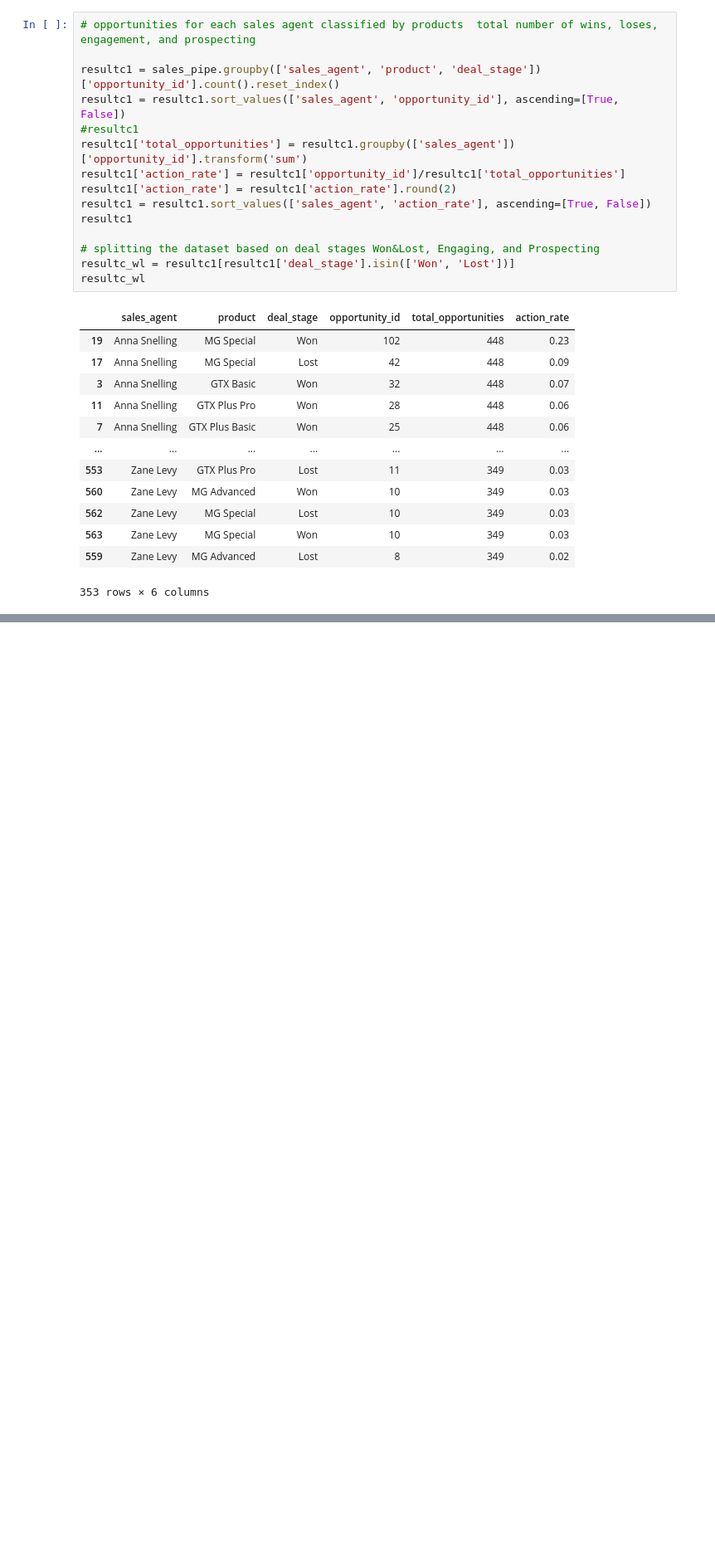
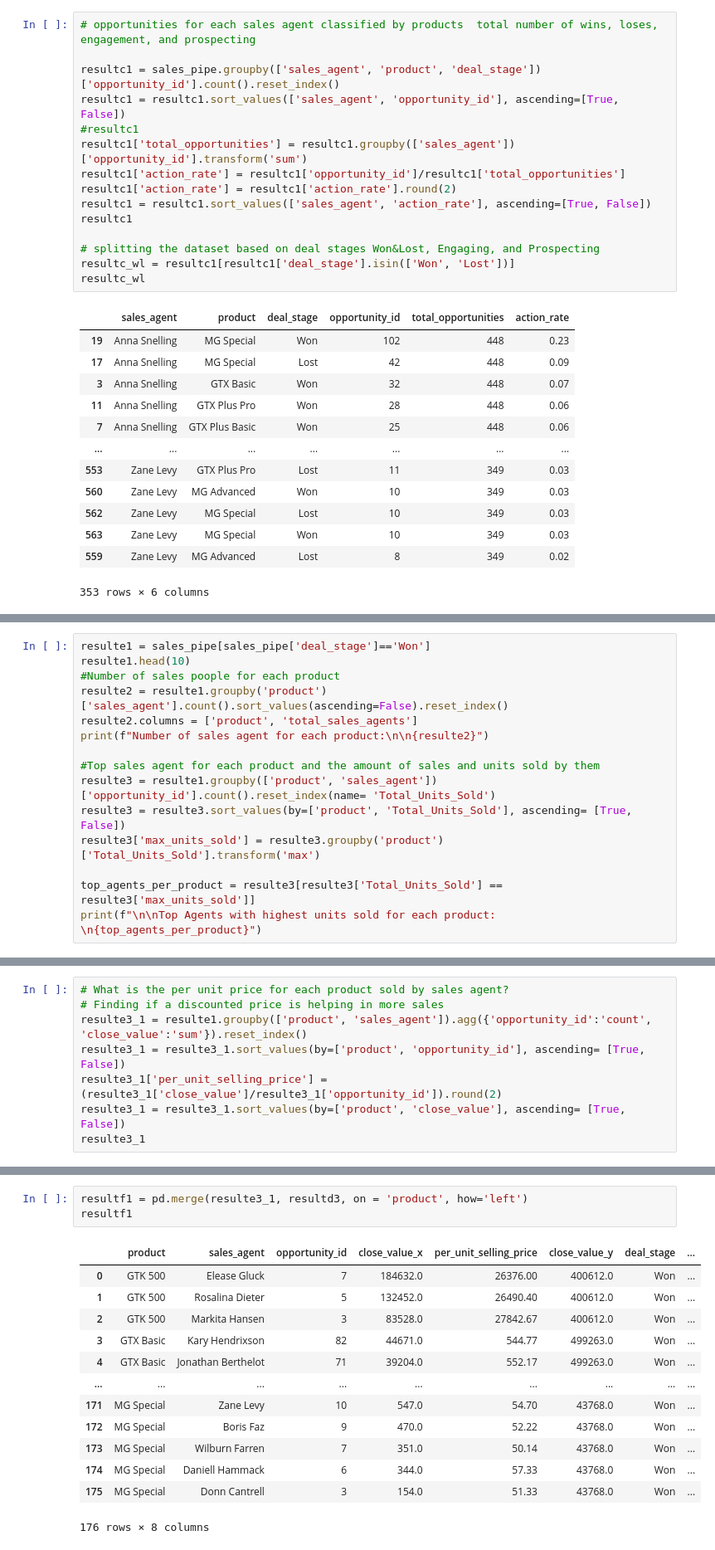
Before and after one commit to SuyogPatgave/Python_Codes-Projects, a Jupyter notebook: CRM_Project.ipynb, the cells around one changed output, grey strips where cells are left out. Shown at 83% size. Cells and saved outputs as stored; diff of their text form; blank space fills up the shorter version.

```diff
--- a/CRM_Project.ipynb
+++ b/CRM_Project.ipynb
@@ -1053,0 +1133,15 @@ resultc_wl
+# %%
+resulte1 = sales_pipe[sales_pipe['deal_stage']=='Won']
+resulte1.head(10)
+#Number of sales poople for each product
+resulte2 = resulte1.groupby('product')['sales_agent'].count().sort_values(ascending=False).reset_index()
+resulte2.columns = ['product', 'total_sales_agents']
+print(f"Number of sales agent for each product:\n\n{resulte2}")
+
+#Top sales agent for each product and the amount of sales and units sold by them
+resulte3 = resulte1.groupby(['product', 'sales_agent'])['opportunity_id'].count().reset_index(name= 'Total_Units_Sold')
+resulte3 = resulte3.sort_values(by=['product', 'Total_Units_Sold'], ascending= [True, False])
+resulte3['max_units_sold'] = resulte3.groupby('product')['Total_Units_Sold'].transform('max')
+
+top_agents_per_product = resulte3[resulte3['Total_Units_Sold'] == resulte3['max_units_sold']]
+print(f"\n\nTop Agents with highest units sold for each product: \n{top_agents_per_product}")
@@ -1053,0 +1190,8 @@ resultc_wl
+# %%
+# What is the per unit price for each product sold by sales agent?
+# Finding if a discounted price is helping in more sales
+resulte3_1 = resulte1.groupby(['product', 'sales_agent']).agg({'opportunity_id':'count', 'close_value':'sum'}).reset_index()
+resulte3_1 = resulte3_1.sort_values(by=['product', 'opportunity_id'], ascending= [True, False])
+resulte3_1['per_unit_selling_price'] = (resulte3_1['close_value']/resulte3_1['opportunity_id']).round(2)
+resulte3_1 = resulte3_1.sort_values(by=['product', 'close_value'], ascending= [True, False])
+resulte3_1
@@ -1053,0 +1212,17 @@ resultc_wl
+# %%
+resultf1 = pd.merge(resulte3_1, resultd3, on = 'product', how='left')
+resultf1
+# %% [output]
+|  | product | sales_agent | opportunity_id | close_value_x | per_unit_selling_price | close_value_y | deal_stage | ... |
+| 0 | GTK 500 | Elease Gluck | 7 | 184632.0 | 26376.00 | 400612.0 | Won | ... |
+| 1 | GTK 500 | Rosalina Dieter | 5 | 132452.0 | 26490.40 | 400612.0 | Won | ... |
+| 2 | GTK 500 | Markita Hansen | 3 | 83528.0 | 27842.67 | 400612.0 | Won | ... |
+| 3 | GTX Basic | Kary Hendrixson | 82 | 44671.0 | 544.77 | 499263.0 | Won | ... |
+| 4 | GTX Basic | Jonathan Berthelot | 71 | 39204.0 | 552.17 | 499263.0 | Won | ... |
+| ... | ... | ... | ... | ... | ... | ... | ... | ... |
+| 171 | MG Special | Zane Levy | 10 | 547.0 | 54.70 | 43768.0 | Won | ... |
+| 172 | MG Special | Boris Faz | 9 | 470.0 | 52.22 | 43768.0 | Won | ... |
+| 173 | MG Special | Wilburn Farren | 7 | 351.0 | 50.14 | 43768.0 | Won | ... |
+| 174 | MG Special | Daniell Hammack | 6 | 344.0 | 57.33 | 43768.0 | Won | ... |
+| 175 | MG Special | Donn Cantrell | 3 | 154.0 | 51.33 | 43768.0 | Won | ... |
+176 rows × 8 columns
```
Also changed, not shown: parts of 7 cells of this notebook.
